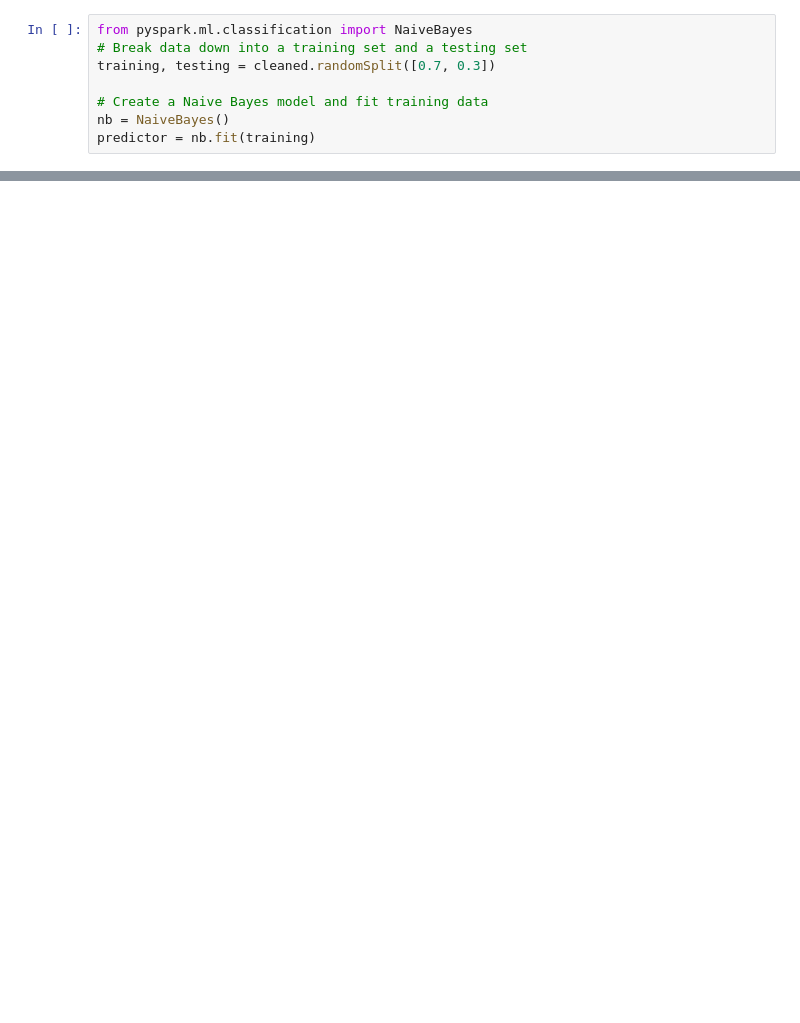
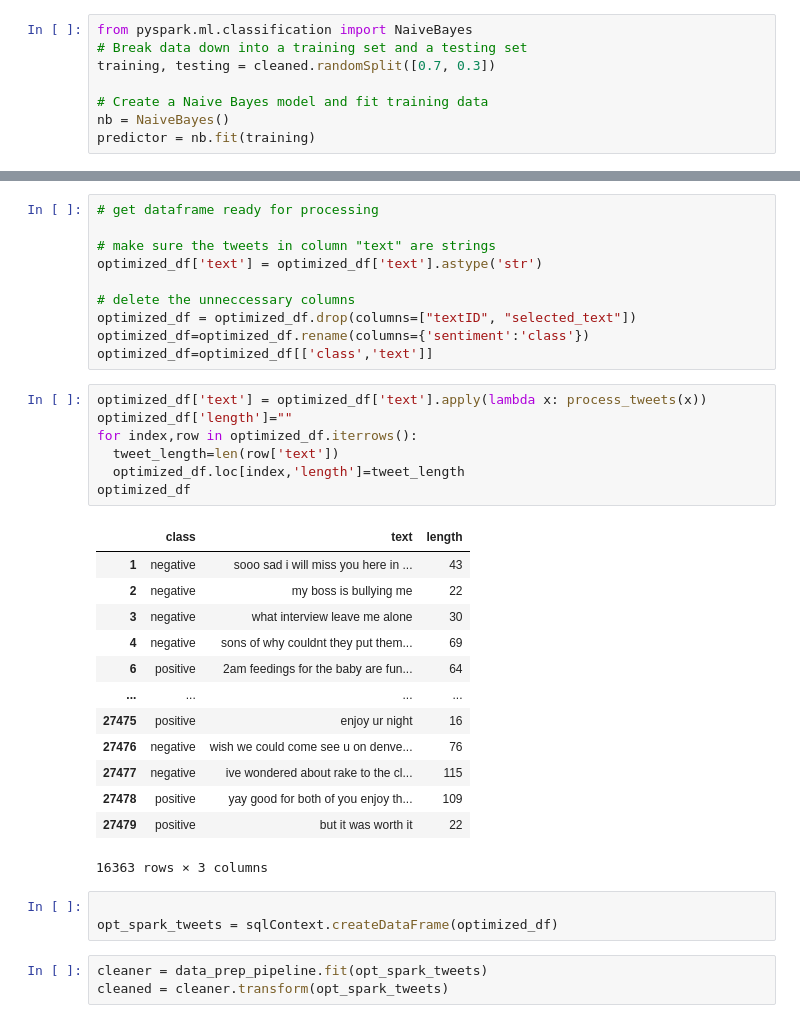
Before and after one commit to mcmanuscw/Project_4-Group_1, a Jupyter notebook: naive_bayes_model.ipynb, the cells around one changed output, grey strips where cells are left out. Drawn from its saved outputs; the diff is of its cells as text; blank space fills up the shorter version.

```diff
--- a/naive_bayes_model.ipynb
+++ b/naive_bayes_model.ipynb
@@ -204,0 +226,37 @@ Accuracy of model at predicting reviews was: 0.505579
+# %%
+# get dataframe ready for processing
+
+# make sure the tweets in column "text" are strings
+optimized_df['text'] = optimized_df['text'].astype('str')
+
+# delete the unneccessary columns
+optimized_df = optimized_df.drop(columns=["textID", "selected_text"])
+optimized_df=optimized_df.rename(columns={'sentiment':'class'})
+optimized_df=optimized_df[['class','text']]
+# %%
+optimized_df['text'] = optimized_df['text'].apply(lambda x: process_tweets(x))
+optimized_df['length']=""
+for index,row in optimized_df.iterrows():
+  tweet_length=len(row['text'])
+  optimized_df.loc[index,'length']=tweet_length
+optimized_df
+# %% [output]
+|  | class | text | length |
+| 1 | negative | sooo sad i will miss you here in ... | 43 |
+| 2 | negative | my boss is bullying me | 22 |
+| 3 | negative | what interview leave me alone | 30 |
+| 4 | negative | sons of why couldnt they put them... | 69 |
+| 6 | positive | 2am feedings for the baby are fun... | 64 |
+| ... | ... | ... | ... |
+| 27475 | positive | enjoy ur night | 16 |
+| 27476 | negative | wish we could come see u on denve... | 76 |
+| 27477 | negative | ive wondered about rake to the cl... | 115 |
+| 27478 | positive | yay good for both of you enjoy th... | 109 |
+| 27479 | positive | but it was worth it | 22 |
+16363 rows × 3 columns
+# %%
+
+opt_spark_tweets = sqlContext.createDataFrame(optimized_df)
+# %%
+cleaner = data_prep_pipeline.fit(opt_spark_tweets)
+cleaned = cleaner.transform(opt_spark_tweets)
```
Also changed, not shown: parts of 11 cells of this notebook.
